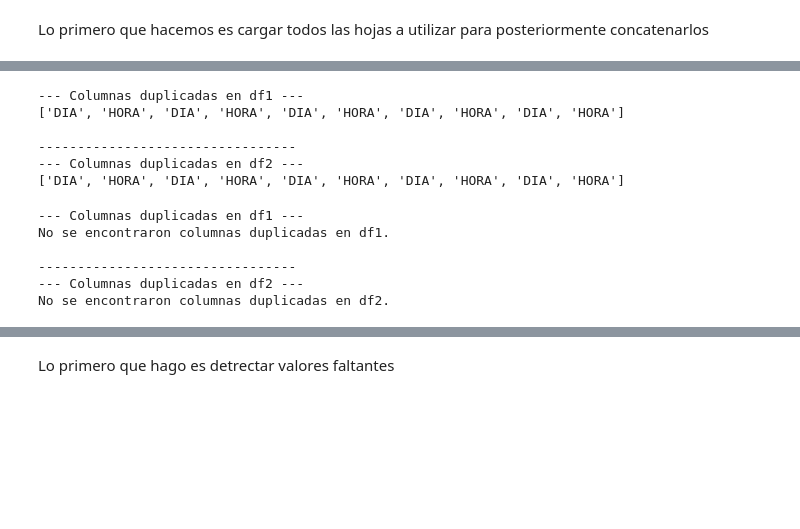
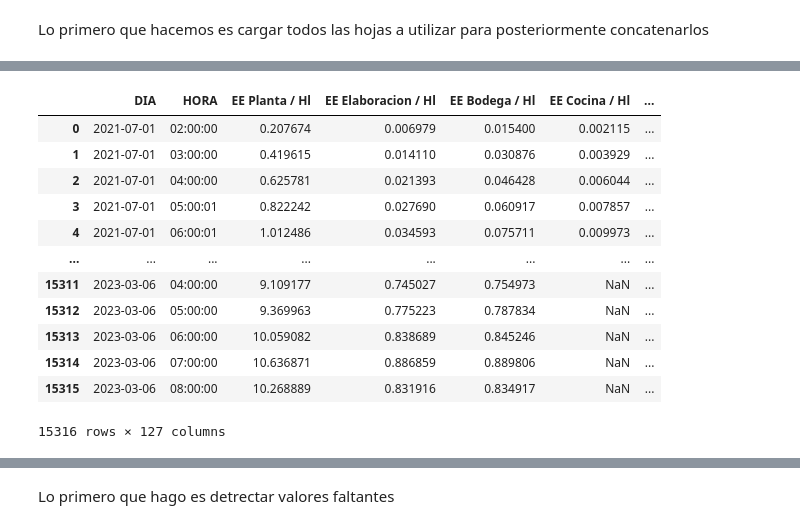
Before and after one commit to SantiScalzo/Trabajo-Final-Lab-Datos-, a Jupyter notebook: miarchivo.ipynb, the cells around one changed output, grey strips where cells are left out. Cells and saved outputs as stored; diff of their text form; code cells hidden in the pictures; blank space fills up the shorter version.

```diff
--- a/miarchivo.ipynb
+++ b/miarchivo.ipynb
@@ -108 +193,17 @@ DataFrame Combinado (Primeras filas y todas las columnas):
+# %%
+df_filtrado
+# %% [output]
+|  | DIA | HORA | EE Planta / Hl | EE Elaboracion / Hl | EE Bodega / Hl | EE Cocina / Hl | ... |
+| 0 | 2021-07-01 | 02:00:00 | 0.207674 | 0.006979 | 0.015400 | 0.002115 | ... |
+| 1 | 2021-07-01 | 03:00:00 | 0.419615 | 0.014110 | 0.030876 | 0.003929 | ... |
+| 2 | 2021-07-01 | 04:00:00 | 0.625781 | 0.021393 | 0.046428 | 0.006044 | ... |
+| 3 | 2021-07-01 | 05:00:01 | 0.822242 | 0.027690 | 0.060917 | 0.007857 | ... |
+| 4 | 2021-07-01 | 06:00:01 | 1.012486 | 0.034593 | 0.075711 | 0.009973 | ... |
+| ... | ... | ... | ... | ... | ... | ... | ... |
+| 15311 | 2023-03-06 | 04:00:00 | 9.109177 | 0.745027 | 0.754973 | NaN | ... |
+| 15312 | 2023-03-06 | 05:00:00 | 9.369963 | 0.775223 | 0.787834 | NaN | ... |
+| 15313 | 2023-03-06 | 06:00:00 | 10.059082 | 0.838689 | 0.845246 | NaN | ... |
+| 15314 | 2023-03-06 | 07:00:00 | 10.636871 | 0.886859 | 0.889806 | NaN | ... |
+| 15315 | 2023-03-06 | 08:00:00 | 10.268889 | 0.831916 | 0.834917 | NaN | ... |
+15316 rows × 127 columns
 # %%
@@ -110,31 +210,0 @@ df2=df_combinado_horizontal.copy()
-# %%
-import pandas as pd
-
-# 1. Identificar en df1
-columnas_df1 = df1.columns
-duplicadas_df1 = columnas_df1[columnas_df1.duplicated()]
-
-print("--- Columnas duplicadas en df1 ---")
-if not duplicadas_df1.empty:
-    print(duplicadas_df1.tolist())
-else:
-    print("No se encontraron columnas duplicadas en df1.")
-
-print("\n---------------------------------")
-
-# 2. Identificar en df2
-columnas_df2 = df2.columns
-duplicadas_df2 = columnas_df2[columnas_df2.duplicated()]
-
-print("--- Columnas duplicadas en df2 ---")
-if not duplicadas_df2.empty:
-    print(duplicadas_df2.tolist())
-else:
-    print("No se encontraron columnas duplicadas en df2.")
-# %% [output]
---- Columnas duplicadas en df1 ---
-['DIA', 'HORA', 'DIA', 'HORA', 'DIA', 'HORA', 'DIA', 'HORA', 'DIA', 'HORA']
-
----------------------------------
---- Columnas duplicadas en df2 ---
-['DIA', 'HORA', 'DIA', 'HORA', 'DIA', 'HORA', 'DIA', 'HORA', 'DIA', 'HORA']
@@ -146,34 +211,3 @@ df2 = df2.loc[:, ~df2.columns.duplicated()]
-# %%
-import pandas as pd
-
-# 1. Identificar en df1
-columnas_df1 = df1.columns
-duplicadas_df1 = columnas_df1[columnas_df1.duplicated()]
-
-print("--- Columnas duplicadas en df1 ---")
-if not duplicadas_df1.empty:
-    print(duplicadas_df1.tolist())
-else:
-    print("No se encontraron columnas duplicadas en df1.")
-
-print("\n---------------------------------")
-
-# 2. Identificar en df2
-columnas_df2 = df2.columns
-duplicadas_df2 = columnas_df2[columnas_df2.duplicated()]
-
-print("--- Columnas duplicadas en df2 ---")
-if not duplicadas_df2.empty:
-    print(duplicadas_df2.tolist())
-else:
-    print("No se encontraron columnas duplicadas en df2.")
-# %% [output]
---- Columnas duplicadas en df1 ---
-No se encontraron columnas duplicadas en df1.
-
----------------------------------
---- Columnas duplicadas en df2 ---
-No se encontraron columnas duplicadas en df2.
 # %%
 vector_df=[df1,df2]
 df_concatenado = pd.concat(vector_df, ignore_index=True)
```
Also changed, not shown: parts of 60 cells of this notebook, 15 other files.
